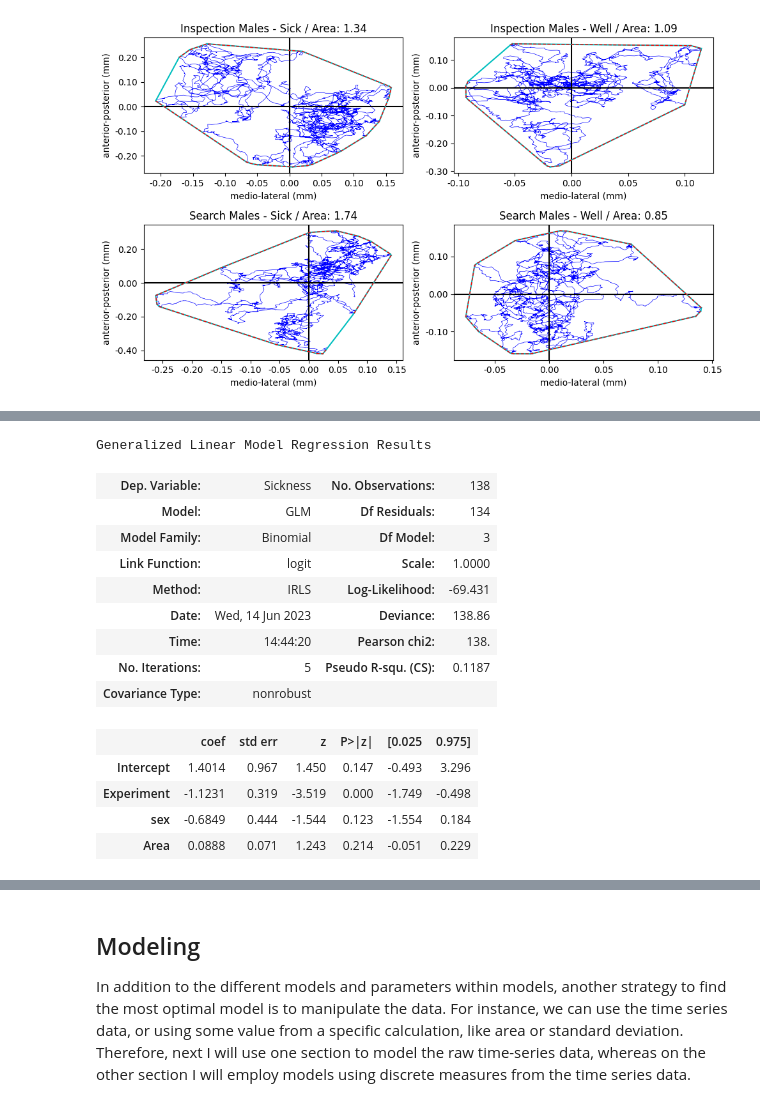
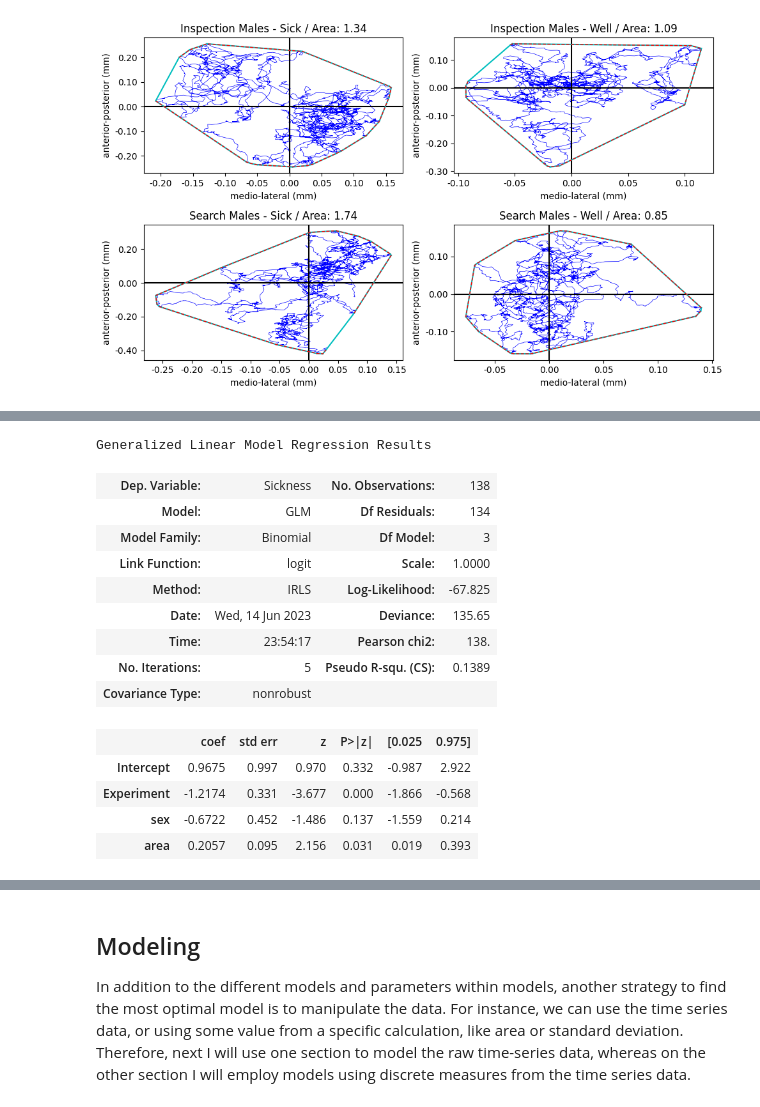
Before and after one commit to daniloarruda13/predicting-cybersickness-from-postural-data-with-machine-learning, a Jupyter notebook: data_analysis_and_modeling.ipynb, the cells around one changed output, grey strips where cells are left out. Cells and saved outputs as stored; diff of their text form; code cells hidden in the pictures.

```diff
--- a/data_analysis_and_modeling.ipynb
+++ b/data_analysis_and_modeling.ipynb
@@ -110,7 +84,7 @@ df.head()
 
 def delete_outliers(df):
     """
-    Deletes rows from a DataFrame that deviate from the mean of each column by 5 standard deviations.
+    Deletes rows from a DataFrame that deviate from the mean of each column by 3 standard deviations.
 
     Parameters:
     - df: pandas DataFrame
@@ -136,3 +110,6 @@ def delete_outliers(df):
     cleaned_df = df.drop(df_outliers.index)
 
     return cleaned_df
+
+# Delete outliers
+df = delete_outliers(df)
@@ -402,28 +388,27 @@ def calculate_std(df):
 # %%
-#Adding the area and running glm
+#Adding the area and running glm on the search data
 df_temp = det_df.iloc[:, :5]
-df_temp['Area'] = calculate_hull_area(det_df)
-#Using only the inspection condition
-df_temp = df_temp[df['Condition'] == 1]
+df_temp['area'] = calculate_hull_area(det_df)
+df_temp = df_temp[df['Condition'] == 2]
 
 
-formula = 'Sickness ~  Experiment + sex + Area'
+formula = 'Sickness ~  Experiment + sex + area'
 model = smf.glm(formula=formula, data=df_temp, family=sm.families.Binomial(link=sm.families.links.logit()))
 result = model.fit()
 result.summary()
 # %% [output]
 Generalized Linear Model Regression Results
 | Dep. Variable: | Sickness | No. Observations: | 138 |
 | Model: | GLM | Df Residuals: | 134 |
 | Model Family: | Binomial | Df Model: | 3 |
 | Link Function: | logit | Scale: | 1.0000 |
-| Method: | IRLS | Log-Likelihood: | -69.431 |
-| Date: | Wed, 14 Jun 2023 | Deviance: | 138.86 |
-| Time: | 14:44:20 | Pearson chi2: | 138. |
-| No. Iterations: | 5 | Pseudo R-squ. (CS): | 0.1187 |
+| Method: | IRLS | Log-Likelihood: | -67.825 |
+| Date: | Wed, 14 Jun 2023 | Deviance: | 135.65 |
+| Time: | 23:54:17 | Pearson chi2: | 138. |
+| No. Iterations: | 5 | Pseudo R-squ. (CS): | 0.1389 |
 | Covariance Type: | nonrobust |  |  |
 |  | coef | std err | z | P>|z| | [0.025 | 0.975] |
-| Intercept | 1.4014 | 0.967 | 1.450 | 0.147 | -0.493 | 3.296 |
-| Experiment | -1.1231 | 0.319 | -3.519 | 0.000 | -1.749 | -0.498 |
-| sex | -0.6849 | 0.444 | -1.544 | 0.123 | -1.554 | 0.184 |
-| Area | 0.0888 | 0.071 | 1.243 | 0.214 | -0.051 | 0.229 |
+| Intercept | 0.9675 | 0.997 | 0.970 | 0.332 | -0.987 | 2.922 |
+| Experiment | -1.2174 | 0.331 | -3.677 | 0.000 | -1.866 | -0.568 |
+| sex | -0.6722 | 0.452 | -1.486 | 0.137 | -1.559 | 0.214 |
+| area | 0.2057 | 0.095 | 2.156 | 0.031 | 0.019 | 0.393 |
```
Also changed, not shown: parts of 47 cells of this notebook.
